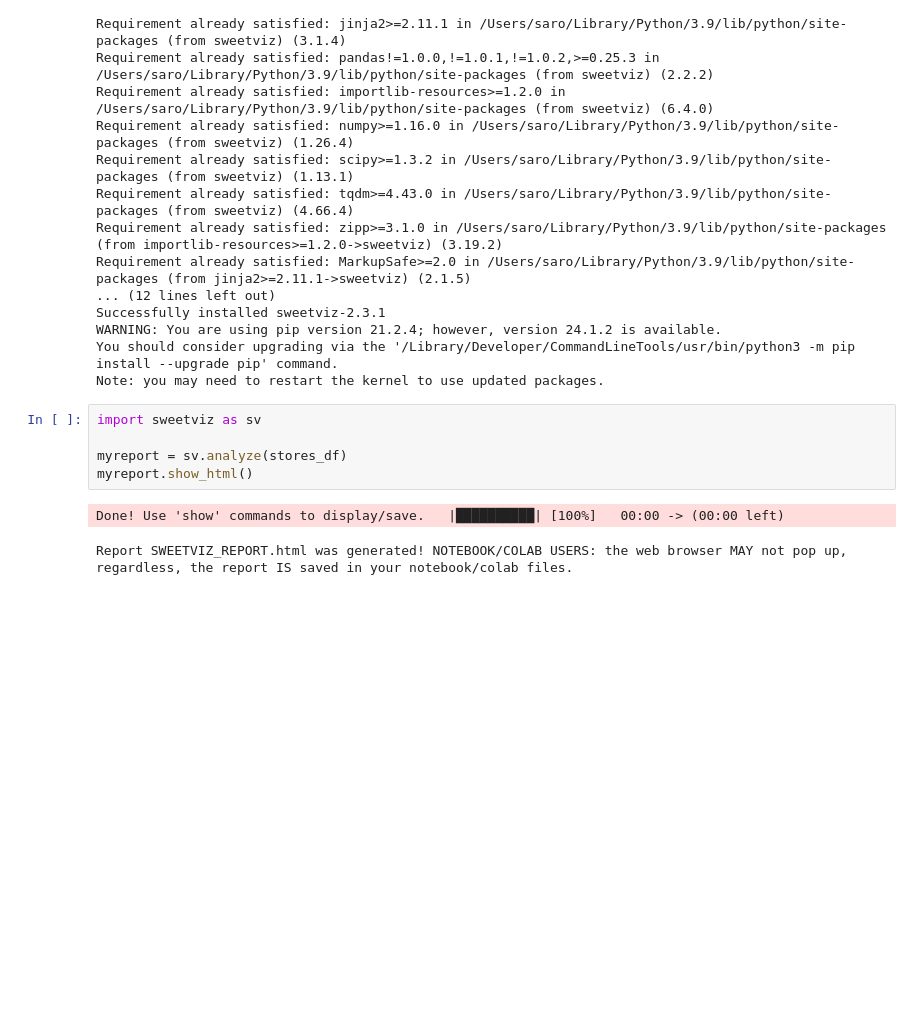
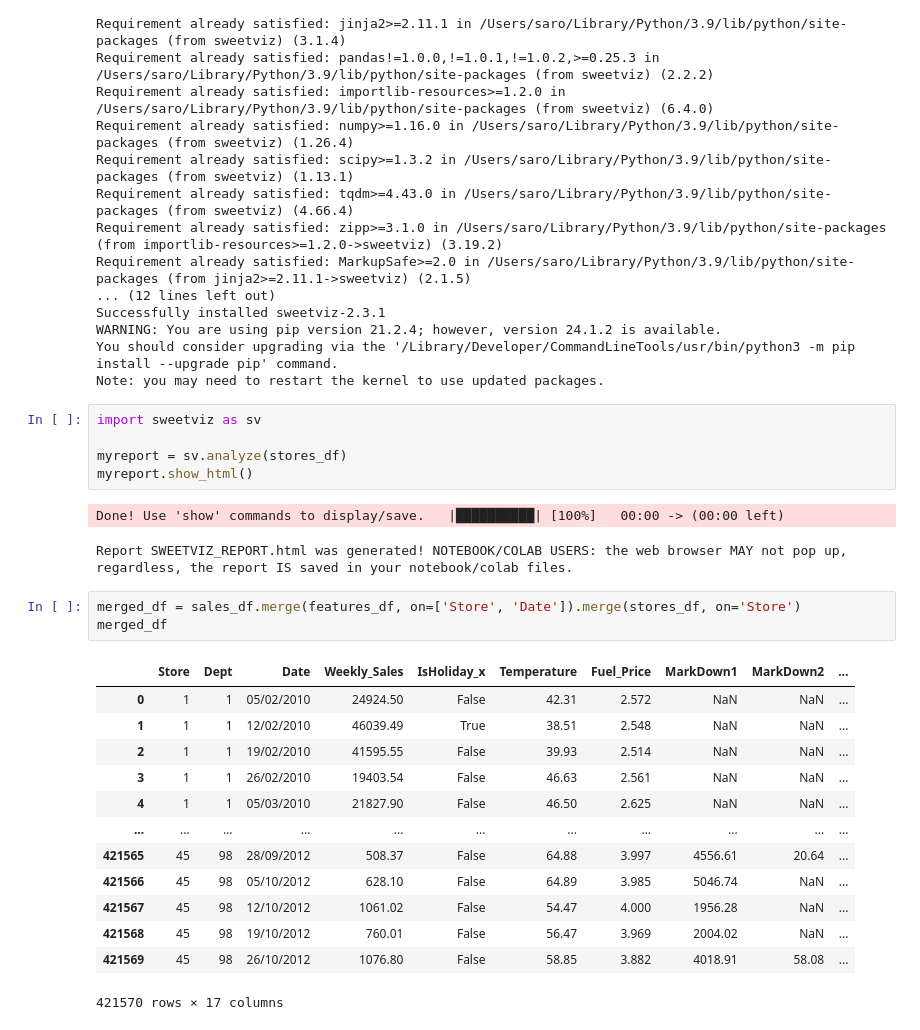
Before and after one commit to saromaddy/salesanalysis, a Jupyter notebook: pandas.ipynb, the cells around one changed output. Drawn from its saved outputs; the diff is of its cells as text; blank space fills up the shorter version.

```diff
--- a/pandas.ipynb
+++ b/pandas.ipynb
@@ -152,3 +152,20 @@ myreport.show_html()
 # %% [output]
 Done! Use 'show' commands to display/save.   |██████████| [100%]   00:00 -> (00:00 left)
 Report SWEETVIZ_REPORT.html was generated! NOTEBOOK/COLAB USERS: the web browser MAY not pop up, regardless, the report IS saved in your notebook/colab files.
+# %%
+merged_df = sales_df.merge(features_df, on=['Store', 'Date']).merge(stores_df, on='Store')
+merged_df
+# %% [output]
+|  | Store | Dept | Date | Weekly_Sales | IsHoliday_x | Temperature | Fuel_Price | MarkDown1 | MarkDown2 | ... |
+| 0 | 1 | 1 | 05/02/2010 | 24924.50 | False | 42.31 | 2.572 | NaN | NaN | ... |
+| 1 | 1 | 1 | 12/02/2010 | 46039.49 | True | 38.51 | 2.548 | NaN | NaN | ... |
+| 2 | 1 | 1 | 19/02/2010 | 41595.55 | False | 39.93 | 2.514 | NaN | NaN | ... |
+| 3 | 1 | 1 | 26/02/2010 | 19403.54 | False | 46.63 | 2.561 | NaN | NaN | ... |
+| 4 | 1 | 1 | 05/03/2010 | 21827.90 | False | 46.50 | 2.625 | NaN | NaN | ... |
+| ... | ... | ... | ... | ... | ... | ... | ... | ... | ... | ... |
+| 421565 | 45 | 98 | 28/09/2012 | 508.37 | False | 64.88 | 3.997 | 4556.61 | 20.64 | ... |
+| 421566 | 45 | 98 | 05/10/2012 | 628.10 | False | 64.89 | 3.985 | 5046.74 | NaN | ... |
+| 421567 | 45 | 98 | 12/10/2012 | 1061.02 | False | 54.47 | 4.000 | 1956.28 | NaN | ... |
+| 421568 | 45 | 98 | 19/10/2012 | 760.01 | False | 56.47 | 3.969 | 2004.02 | NaN | ... |
+| 421569 | 45 | 98 | 26/10/2012 | 1076.80 | False | 58.85 | 3.882 | 4018.91 | 58.08 | ... |
+421570 rows × 17 columns
```
Also changed, not shown: parts of 1 cell of this notebook.
